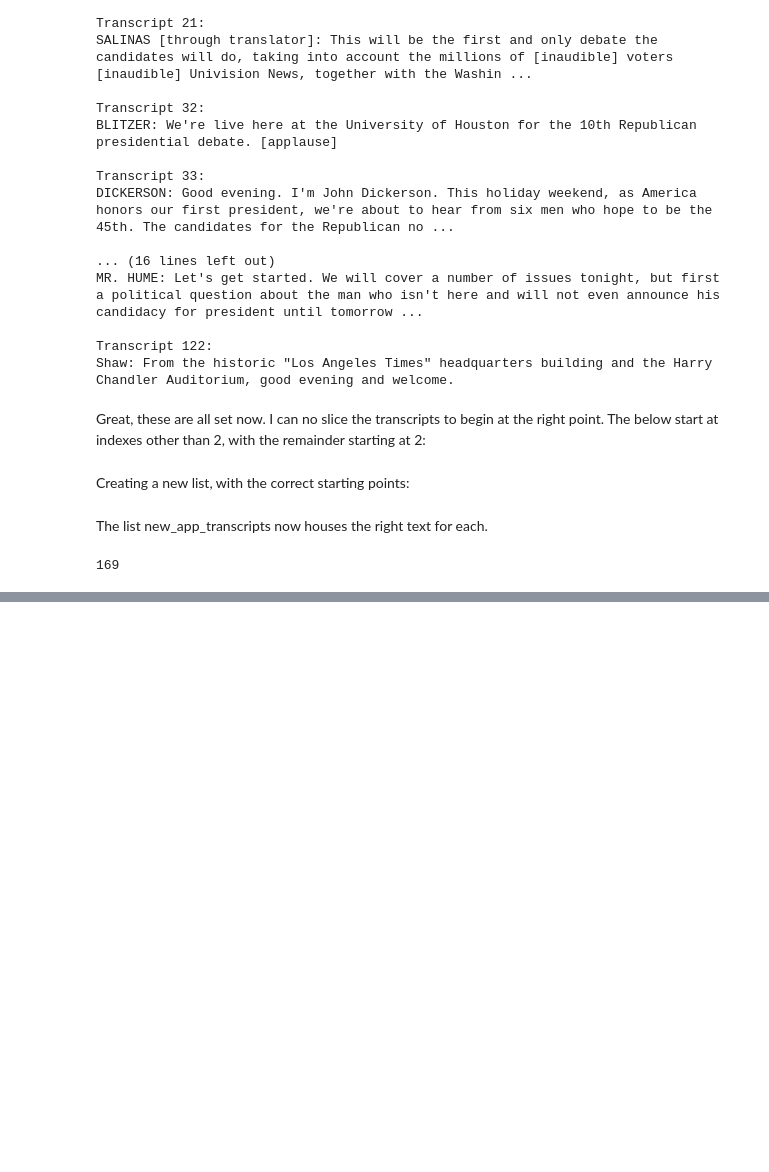
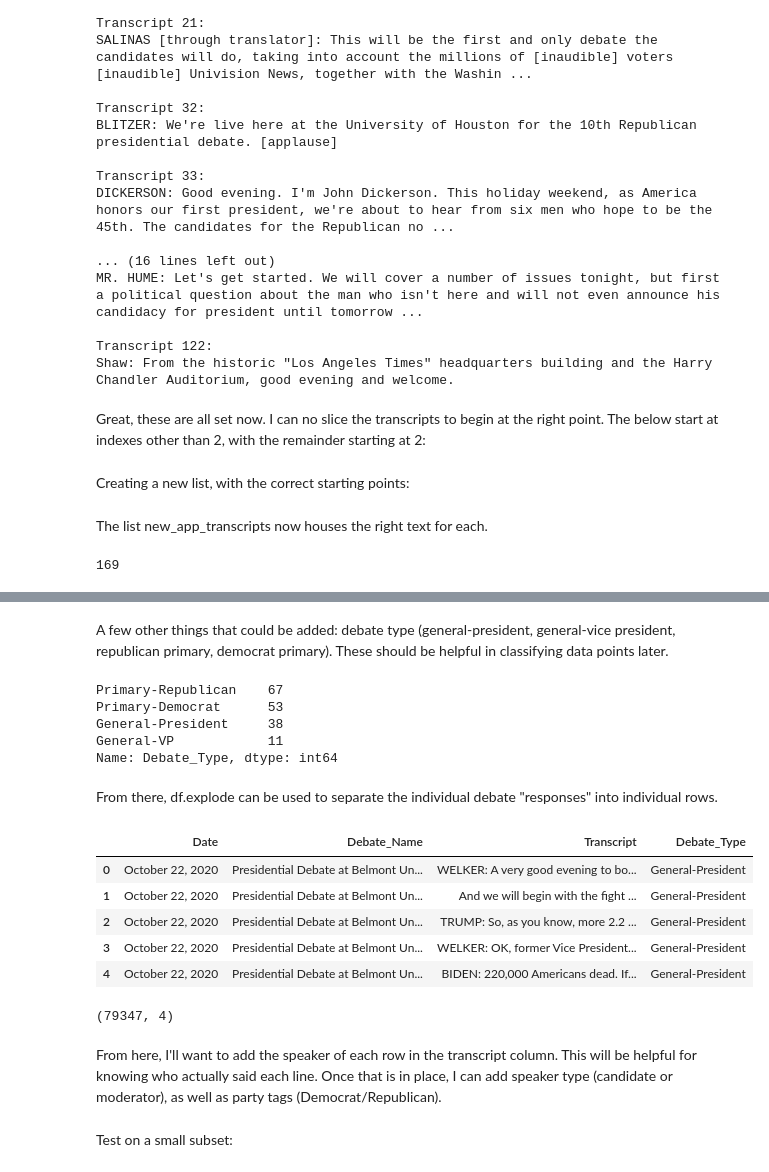
Before and after one commit to pbovard63/Presidential_Debate_Analysis, a Jupyter notebook: text_cleaning.ipynb, the cells around one changed output, grey strips where cells are left out. Saved outputs shown, nothing was run; the diff lists cells and outputs as text; code cells hidden in the pictures; blank space fills up the shorter version.

```diff
--- a/text_cleaning.ipynb
+++ b/text_cleaning.ipynb
@@ -203,0 +322,4 @@ Next steps:
+# %%
+name_list.pop()
+name_list.pop()
+name_list.pop()
@@ -203,0 +338,4 @@ Next steps:
+# %%
+first_df = pd.DataFrame(list(zip(date_list, name_list,new_app_transcripts)), columns=['Date', 'Debate_Name', 'Transcript'])
+# %% [markdown]
+A few other things that could be added: debate type (general-president, general-vice president, republican primary, democrat primary).  These should be helpful in classifying data points later.
@@ -203,0 +353,10 @@ Next steps:
+# %%
+first_df.Debate_Type.value_counts()
+# %% [output]
+Primary-Republican    67
+Primary-Democrat      53
+General-President     38
+General-VP            11
+Name: Debate_Type, dtype: int64
+# %% [markdown]
+From there, df.explode can be used to separate the individual debate "responses" into individual rows.
@@ -203,0 +365,18 @@ Next steps:
+# %%
+transcript_df.reset_index(drop=True, inplace=True)
+transcript_df.head()
+# %% [output]
+|  | Date | Debate_Name | Transcript | Debate_Type |
+| 0 | October 22, 2020 | Presidential Debate at Belmont Un... | WELKER: A very good evening to bo... | General-President |
+| 1 | October 22, 2020 | Presidential Debate at Belmont Un... | And we will begin with the fight ... | General-President |
+| 2 | October 22, 2020 | Presidential Debate at Belmont Un... | TRUMP: So, as you know, more 2.2 ... | General-President |
+| 3 | October 22, 2020 | Presidential Debate at Belmont Un... | WELKER: OK, former Vice President... | General-President |
+| 4 | October 22, 2020 | Presidential Debate at Belmont Un... | BIDEN: 220,000 Americans dead. If... | General-President |
+# %%
+transcript_df.shape
+# %% [output]
+(79347, 4)
+# %% [markdown]
+From here, I'll want to add the speaker of each row in the transcript column.  This will be helpful for knowing who actually said each line.  Once that is in place, I can add speaker type (candidate or moderator), as well as party tags (Democrat/Republican).
+# %% [markdown]
+Test on a small subset:
```
Also changed, not shown: parts of 45 cells of this notebook, 1 other file.
